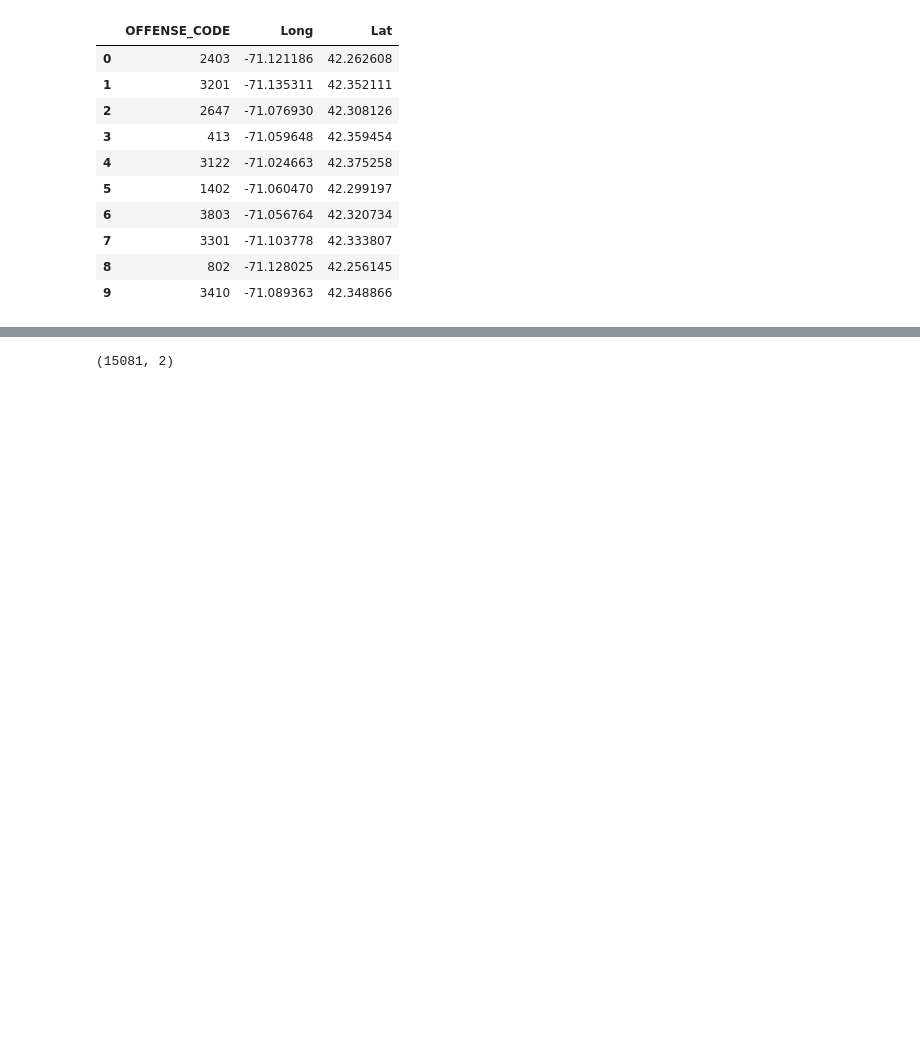
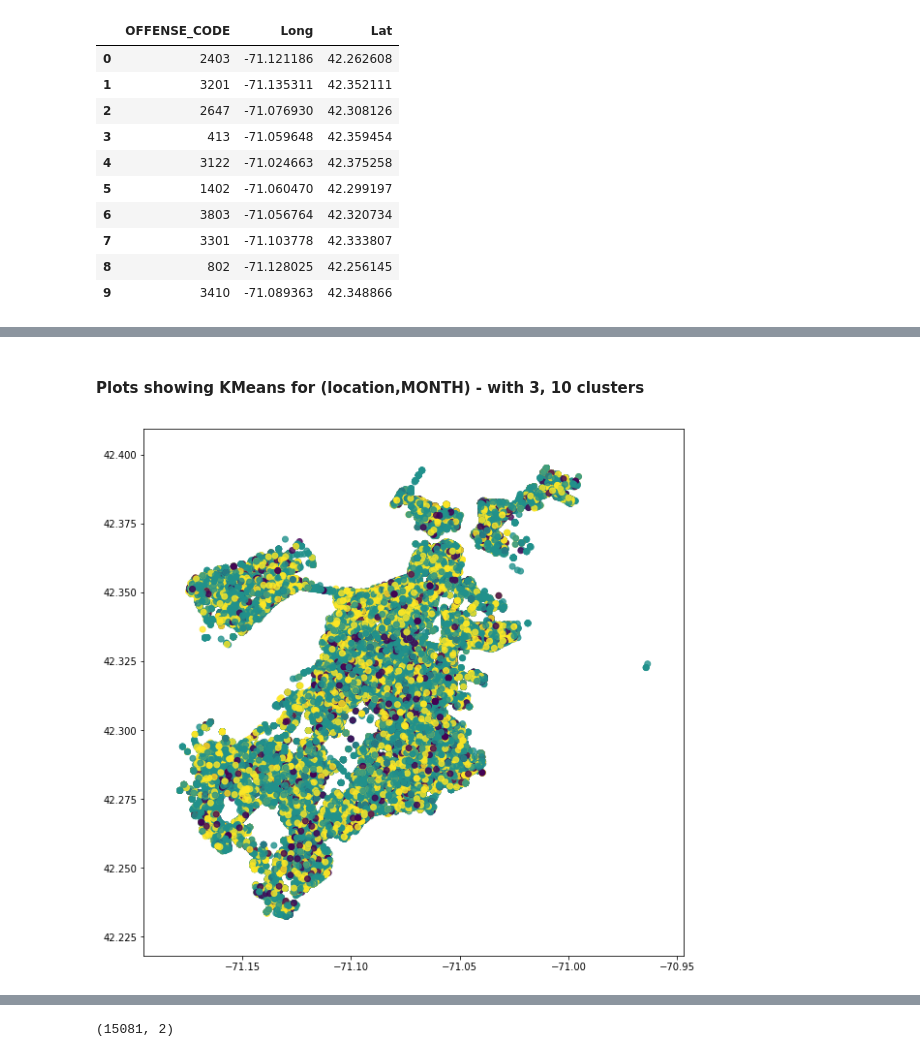
Before and after one commit to errikosg/Data-Analysis_Boston-Crimes, a Jupyter notebook: exercise.ipynb, the cells around one changed output, grey strips where cells are left out. Drawn from its saved outputs; the diff is of its cells as text; code cells hidden in the pictures; blank space fills up the shorter version.

```diff
--- a/exercise.ipynb
+++ b/exercise.ipynb
@@ -439,0 +460,11 @@ plt.show()
+# %%
+locmon = data[['OFFENSE_CODE', 'Long', 'Lat']]
+locmon = locmon.dropna()
+locmon = locmon.loc[(locmon['Lat']>40) & (locmon['Long']<-60)]
+
+#fix values !!
+X3 = locmon.values
+x3 = locmon['Long']
+y3 = locmon['Lat']
+
+locmon.head(10)
@@ -439,0 +483,15 @@ plt.show()
+# %% [markdown]
+#### Plots showing KMeans for (location,MONTH) - with 3, 10 clusters
+# %%
+#3 clusters
+km = KMeans(n_clusters=3)
+km.fit(X3)
+km.predict(X3)
+labels = km.labels_
+
+
+fig = plt.figure(1, (10,10))
+plt.scatter(x3,y3,c=labels, alpha=0.8)
+plt.show()
+# %% [output]
+[figure, added]
```
Also changed, not shown: parts of 18 cells of this notebook.
